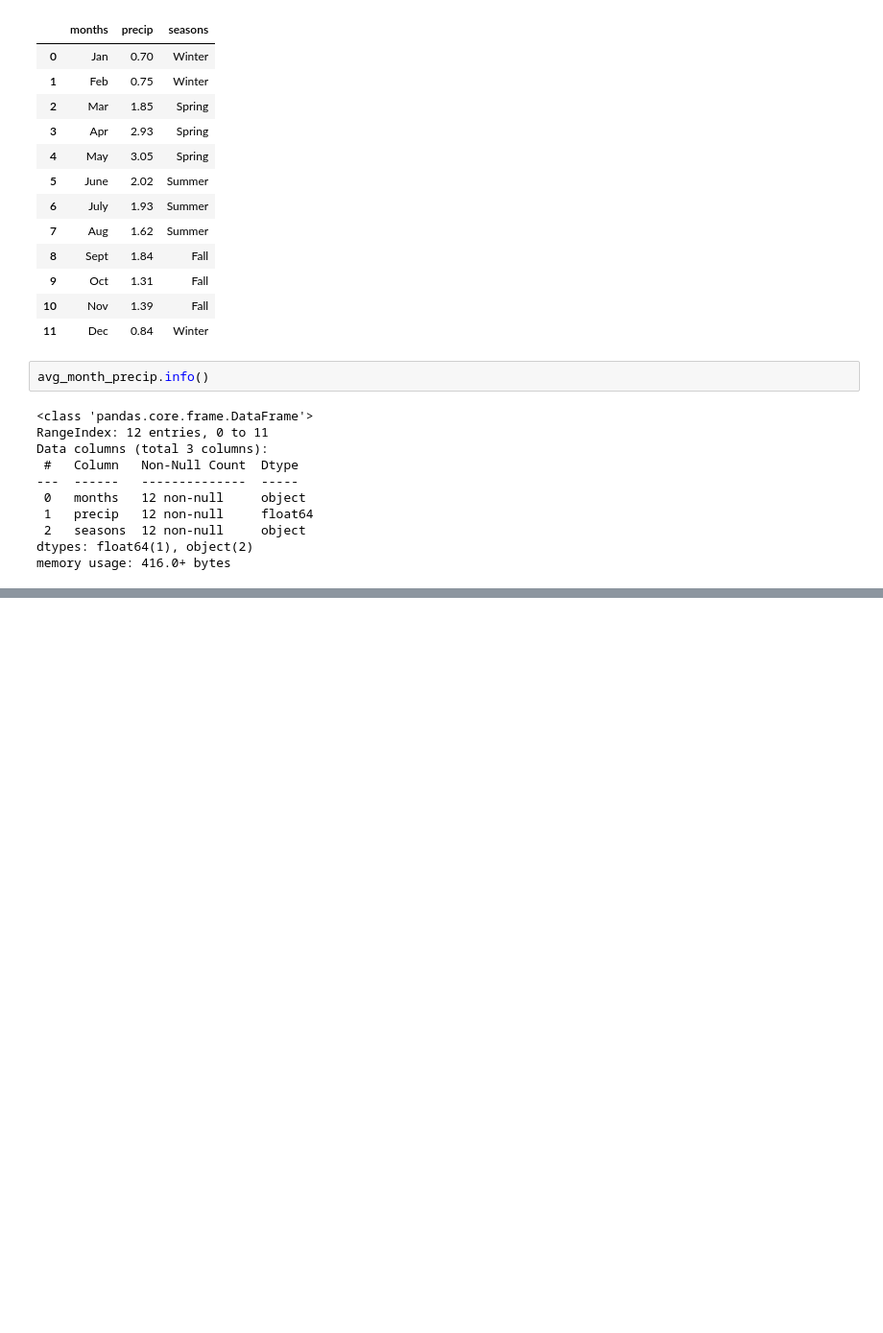
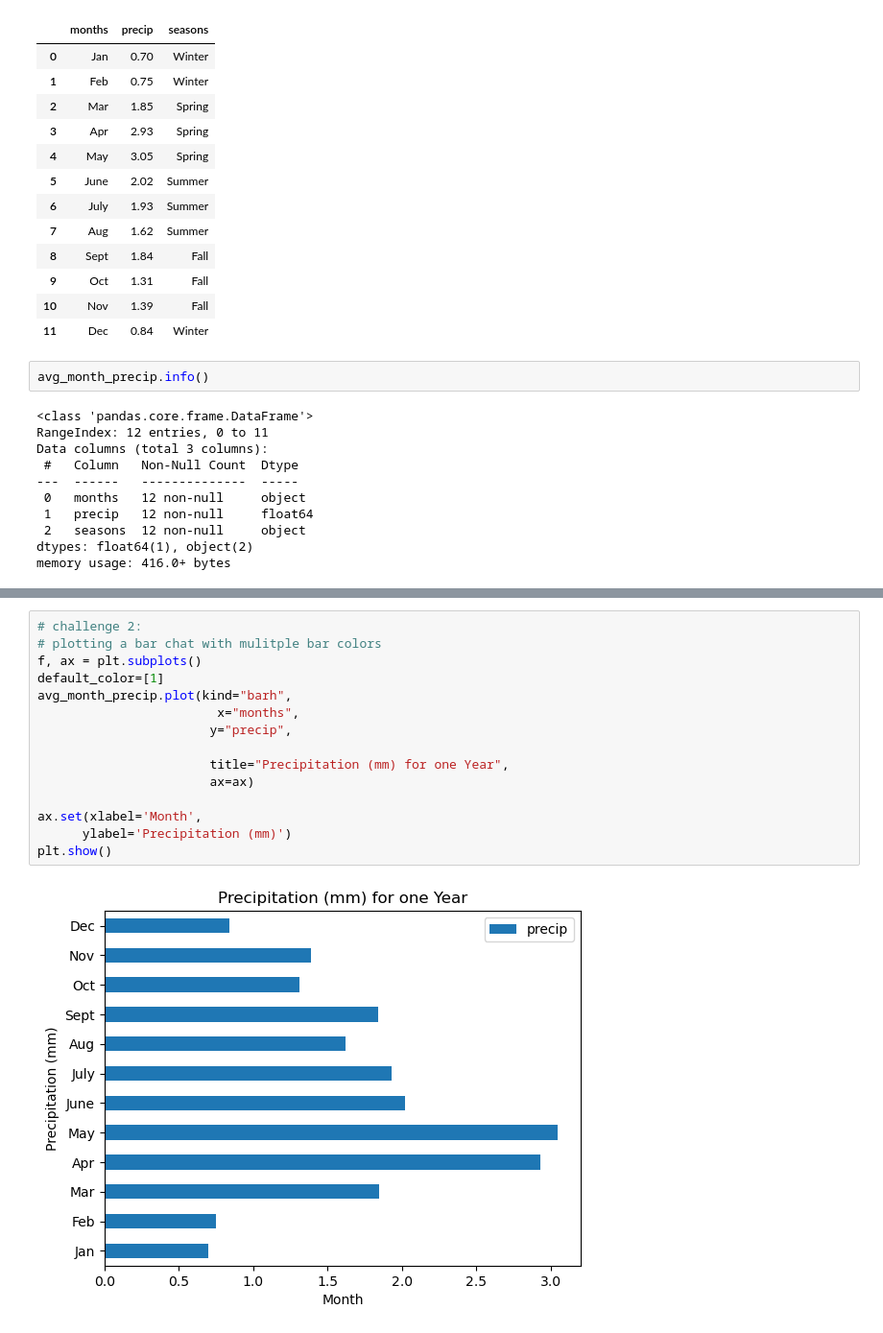
Before and after one commit to I-Sobe/UC_earth_data_science_course, a Jupyter notebook: tabular data for eds.ipynb, the cells around one changed output, grey strips where cells are left out. Shown at 96% size. Saved outputs shown, nothing was run; the diff lists cells and outputs as text; blank space fills up the shorter version.

Commit message:
Feat: plotting a barh of the data

```diff
--- a/tabular data for eds.ipynb
+++ b/tabular data for eds.ipynb
@@ -53,0 +61,17 @@ Challenge 1:
+# %%
+# challenge 2:
+# plotting a bar chat with mulitple bar colors
+f, ax = plt.subplots()
+default_color=[1]
+avg_month_precip.plot(kind="barh",
+                        x="months",
+                       y="precip",
+
+                       title="Precipitation (mm) for one Year",
+                       ax=ax)
+
+ax.set(xlabel='Month',
+      ylabel='Precipitation (mm)')
+plt.show()
+# %% [output]
+[figure, added]
```
Also changed, not shown: parts of 5 cells of this notebook.
